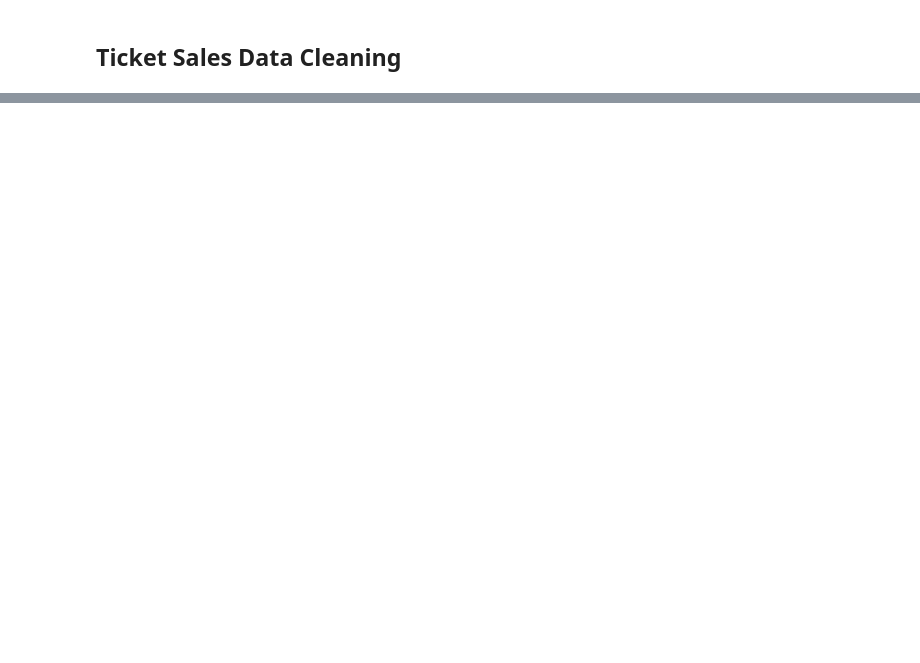
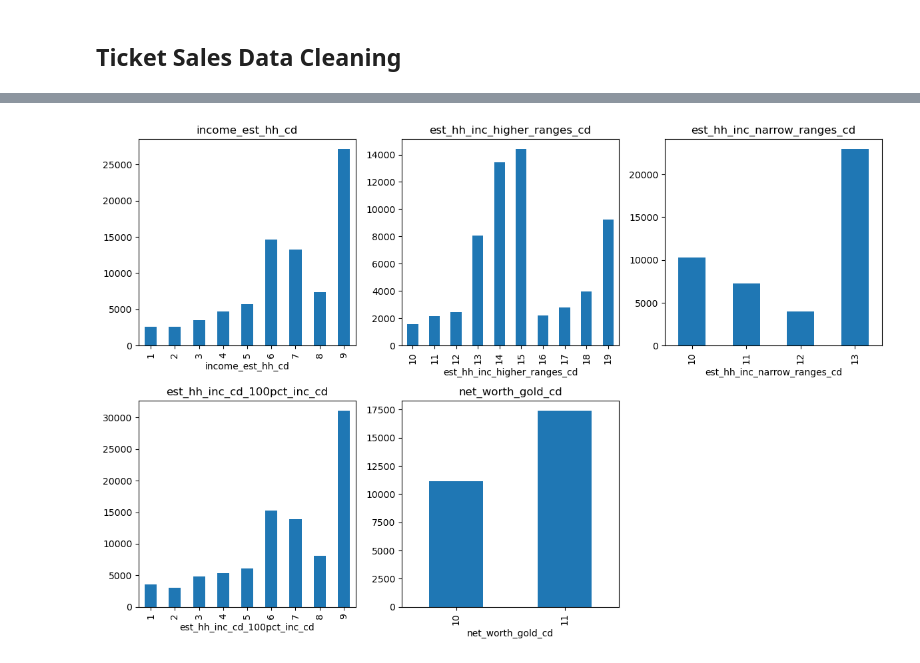
Before and after one commit to mathewj1/acl_spring_24_bulls2, a Jupyter notebook: notebooks/data_cleaning.ipynb, the cells around one changed output, grey strips where cells are left out. Drawn from its saved outputs; the diff is of its cells as text; code cells hidden in the pictures; blank space fills up the shorter version.

Commit message:
data cleaning complete

```diff
--- a/notebooks/data_cleaning.ipynb
+++ b/notebooks/data_cleaning.ipynb
@@ -156,0 +529,15 @@ kbyg_emails.head()
+# %%
+# Get the column names for specific indices
+indices = list(range(117, 117+25))  # all the canada columns
+column_names = list(df_liva.columns[indices])
+
+cols2drop = ['cust_source_cd', 'la_id', 'ult_party_id', 'acct_id', 'race_cd', 'client_walkup_buyer_ind'] + column_names
+print(cols2drop)
+
+# Check if columns in cols2drop list exist in the DataFrame
+existing_cols = [col for col in cols2drop if col in df_liva.columns]
+
+# Drop the existing columns from the DataFrame
+df_liva.drop(existing_cols, axis=1, inplace=True)
+
+len(df_liva.columns)
@@ -156,0 +547,3 @@ kbyg_emails.head()
+# %%
+#fix zip codes as string
+df_liva['cust_postal_cd'] = df_liva['cust_postal_cd'].astype(str)
@@ -156,0 +574,28 @@ kbyg_emails.head()
+# %%
+%%script false
+plt.figure(figsize=(12, 8))
+
+plt.subplot(2, 3, 1)
+df_liva['income_est_hh_cd'].value_counts().sort_index().plot(kind='bar')
+plt.title('income_est_hh_cd')
+
+plt.subplot(2, 3, 2)
+df_liva['est_hh_inc_higher_ranges_cd'].value_counts().sort_index().plot(kind='bar')
+plt.title('est_hh_inc_higher_ranges_cd')
+
+plt.subplot(2, 3, 3)
+df_liva['est_hh_inc_narrow_ranges_cd'].value_counts().sort_index().plot(kind='bar')
+plt.title('est_hh_inc_narrow_ranges_cd')
+
+plt.subplot(2, 3, 4)
+df_liva['est_hh_inc_cd_100pct_inc_cd'].value_counts().sort_index().plot(kind='bar')
+plt.title('est_hh_inc_cd_100pct_inc_cd')
+
+plt.subplot(2, 3, 5)
+df_liva['net_worth_gold_cd'].value_counts().sort_index().plot(kind='bar')
+plt.title('net_worth_gold_cd')
+
+plt.tight_layout()
+plt.show()
+# %% [output]
+[figure, added]
```
Also changed, not shown: parts of 75 cells of this notebook, 9 other files.
